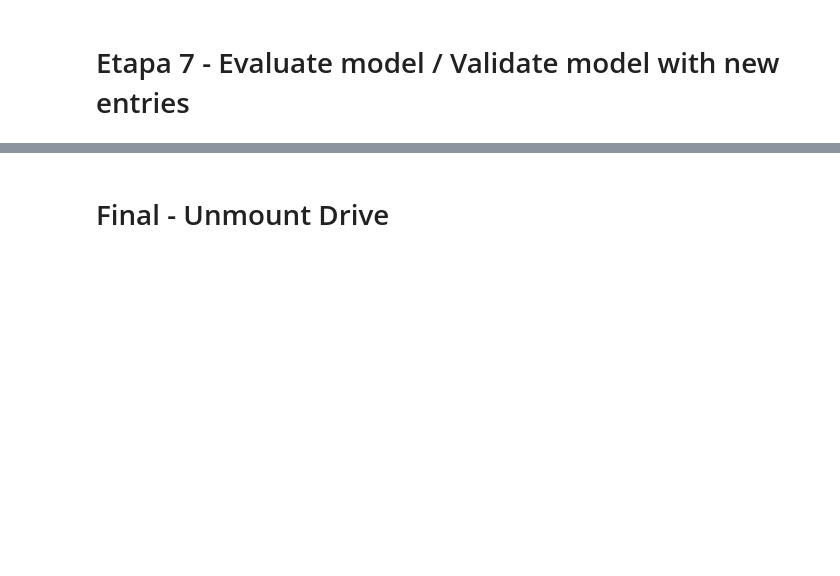
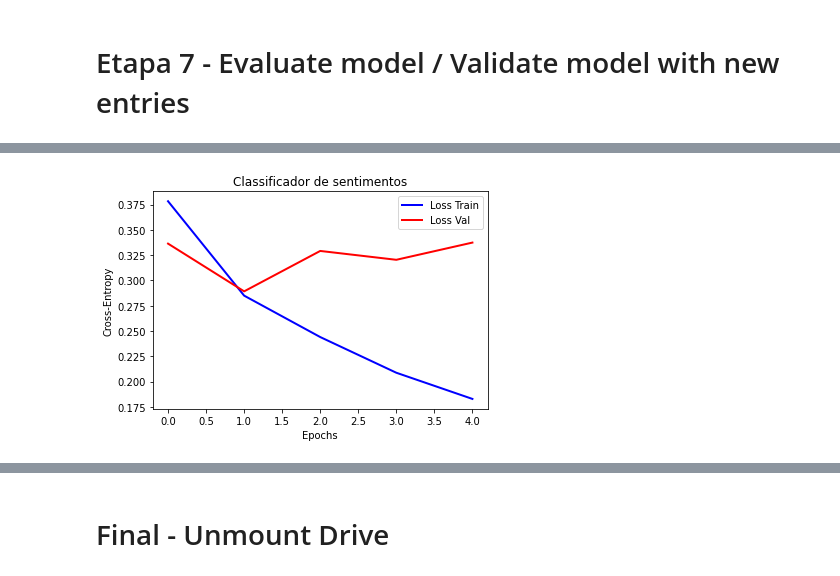
Before and after one commit to cristianokunas/Sentiment_Analysis, a Jupyter notebook: Sentiment_Analysis.ipynb, the cells around one changed output, grey strips where cells are left out. Cells and saved outputs as stored; diff of their text form; code cells hidden in the pictures; blank space fills up the shorter version.

```diff
--- a/Sentiment_Analysis.ipynb
+++ b/Sentiment_Analysis.ipynb
@@ -113,7 +151,7 @@ def prepare_data(data):
         no_stop_words = " ".join(no_stop_words)
         text.append(no_stop_words)
 
-    tokenizer = Tokenizer(num_words=max_fatures, split=' ')
+    tokenizer = Tokenizer(num_words=max_features, split=' ')
 
     tokenizer.fit_on_texts(text)
     X = tokenizer.texts_to_sequences(text)
@@ -181,3 +269,15 @@ print("Acc: %.2f%%" % (scores[1] * 100))
+# %%
+# Plot
+plt.figure()
+plt.plot(hist.history['loss'], lw=2.0, color='b', label='Loss Train')
+plt.plot(hist.history['val_loss'], lw=2.0, color='r', label='Loss Val')
+plt.title('Classificador de sentimentos')
+plt.xlabel('Epochs')
+plt.ylabel('Cross-Entropy')
+plt.legend(loc='upper right')
+plt.show()
+# %% [output]
+[figure, added]
 # %%
 while True:
     print("\nType 0 to quit")
```
Also changed, not shown: parts of 17 cells of this notebook.
